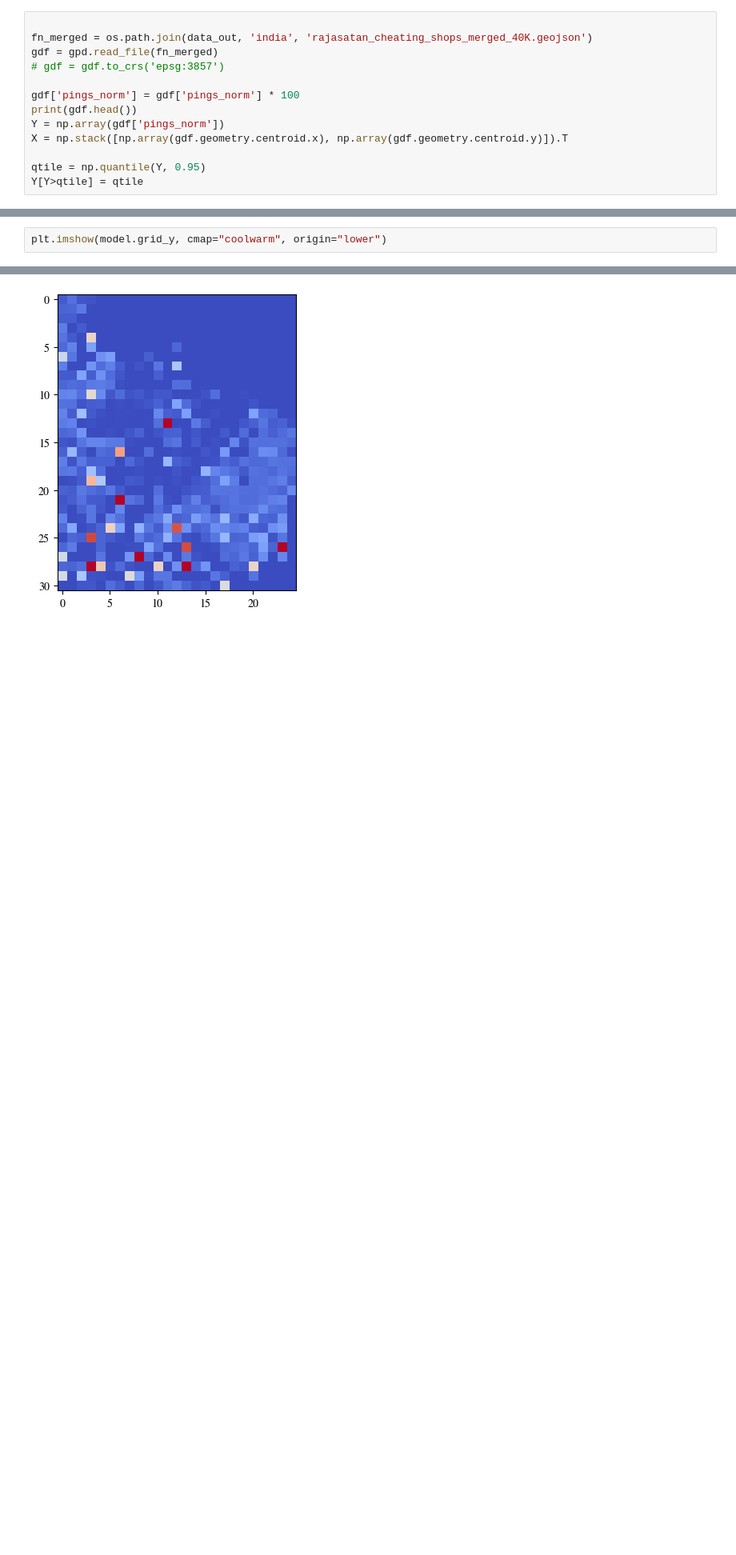
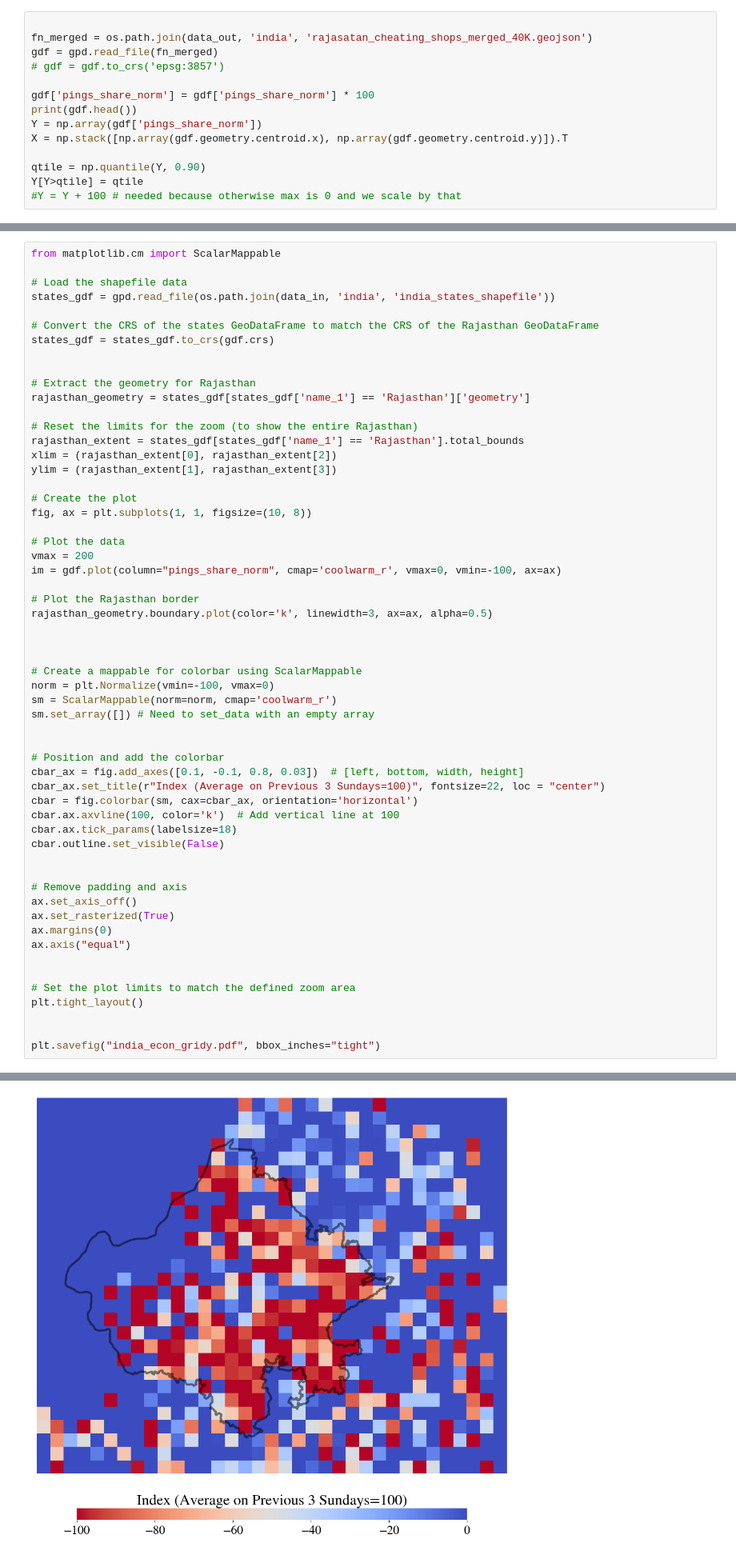
Before and after one commit to Davidvandijcke/fdr, a Jupyter notebook: src/analysis/india_fdd.ipynb, the cells around one changed output, grey strips where cells are left out. Shown at 80% size. Saved outputs shown, nothing was run; the diff lists cells and outputs as text; blank space fills up the shorter version.

```diff
--- a/src/analysis/india_fdd.ipynb
+++ b/src/analysis/india_fdd.ipynb
@@ -276,12 +372,13 @@ fn_merged = os.path.join(data_out, 'india', 'rajasatan_cheating_shops_merged_40K
 gdf = gpd.read_file(fn_merged)
 # gdf = gdf.to_crs('epsg:3857')
 
-gdf['pings_norm'] = gdf['pings_norm'] * 100
+gdf['pings_share_norm'] = gdf['pings_share_norm'] * 100
 print(gdf.head())
-Y = np.array(gdf['pings_norm'])
+Y = np.array(gdf['pings_share_norm'])
 X = np.stack([np.array(gdf.geometry.centroid.x), np.array(gdf.geometry.centroid.y)]).T
 
-qtile = np.quantile(Y, 0.95)
+qtile = np.quantile(Y, 0.90)
 Y[Y>qtile] = qtile
+#Y = Y + 100 # needed because otherwise max is 0 and we scale by that
 # %% [output]
    pings        count  pings_before  count_before  pings_norm  pings_share  \
@@ -336,3 +471,58 @@ plt.imshow(J_grid.T, cmap="binary", origin="lower")
 # %%
-plt.imshow(model.grid_y, cmap="coolwarm", origin="lower")
+from matplotlib.cm import ScalarMappable
+
+# Load the shapefile data
+states_gdf = gpd.read_file(os.path.join(data_in, 'india', 'india_states_shapefile'))
+
+# Convert the CRS of the states GeoDataFrame to match the CRS of the Rajasthan GeoDataFrame
+states_gdf = states_gdf.to_crs(gdf.crs)
+
+
+# Extract the geometry for Rajasthan
+rajasthan_geometry = states_gdf[states_gdf['name_1'] == 'Rajasthan']['geometry']
+
+# Reset the limits for the zoom (to show the entire Rajasthan)
+rajasthan_extent = states_gdf[states_gdf['name_1'] == 'Rajasthan'].total_bounds
+xlim = (rajasthan_extent[0], rajasthan_extent[2])
+ylim = (rajasthan_extent[1], rajasthan_extent[3])
+
+# Create the plot
+fig, ax = plt.subplots(1, 1, figsize=(10, 8))
+
+# Plot the data
+vmax = 200
+im = gdf.plot(column="pings_share_norm", cmap='coolwarm_r', vmax=0, vmin=-100, ax=ax)
+
+# Plot the Rajasthan border
+rajasthan_geometry.boundary.plot(color='k', linewidth=3, ax=ax, alpha=0.5)
+
+
+
+# Create a mappable for colorbar using ScalarMappable
+norm = plt.Normalize(vmin=-100, vmax=0)
+sm = ScalarMappable(norm=norm, cmap='coolwarm_r')
+sm.set_array([]) # Need to set_data with an empty array
+
+
+# Position and add the colorbar
+cbar_ax = fig.add_axes([0.1, -0.1, 0.8, 0.03])  # [left, bottom, width, height]
+cbar_ax.set_title(r"Index (Average on Previous 3 Sundays=100)", fontsize=22, loc = "center")
+cbar = fig.colorbar(sm, cax=cbar_ax, orientation='horizontal')
+cbar.ax.axvline(100, color='k')  # Add vertical line at 100
+cbar.ax.tick_params(labelsize=18)
+cbar.outline.set_visible(False)
+
+
+# Remove padding and axis
+ax.set_axis_off()
+ax.set_rasterized(True)
+ax.margins(0)
+ax.axis("equal")
+
+
+# Set the plot limits to match the defined zoom area
+plt.tight_layout()
+
+
+plt.savefig("india_econ_gridy.pdf", bbox_inches="tight")
 # %% [output]
@@ -340 +529 @@ plt.imshow(model.grid_y, cmap="coolwarm", origin="lower")
-[figure, old version]
+[figure, new version]
```
Also changed, not shown: parts of 48 cells of this notebook, 2 other files.
